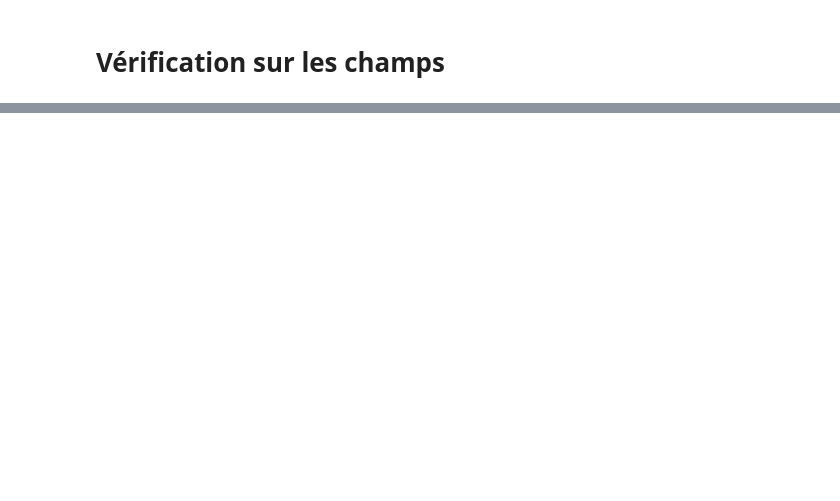
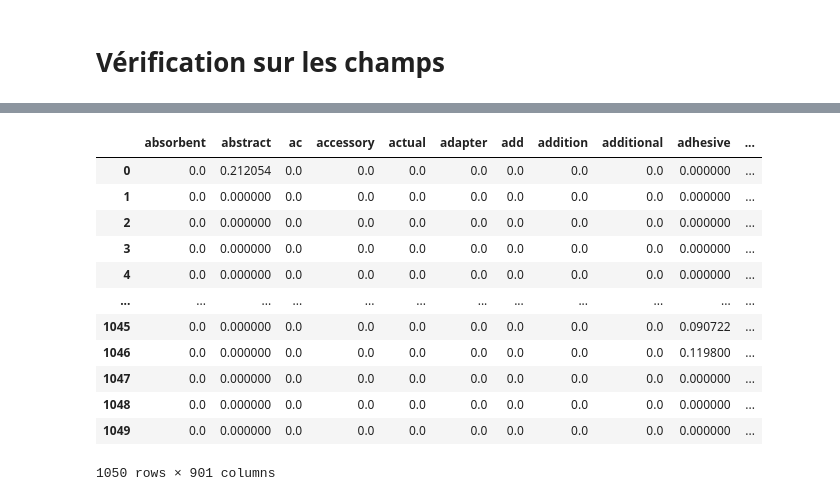
Before and after one commit to Hedredo/oc_projet_6, a Jupyter notebook: 1_notebook_classification_072024.ipynb, the cells around one changed output, grey strips where cells are left out. Saved outputs shown, nothing was run; the diff lists cells and outputs as text; code cells hidden in the pictures; blank space fills up the shorter version.

```diff
--- a/1_notebook_classification_072024.ipynb
+++ b/1_notebook_classification_072024.ipynb
@@ -71,0 +348,5 @@ fields = [
+# %%
+def spacy_preprocessor(doc):
+    return " ".join([token.lemma_.lower() for token in nlp(doc) if not token.is_stop and token.is_alpha])
+# %%
+tfidf = TfidfVectorizer(preprocessor=spacy_preprocessor, min_df=5, strip_accents='unicode')
@@ -71,0 +395,25 @@ fields = [
+# %%
+# Encodage des données textes
+X = tfidf.fit_transform(flipkart_filtered["text"])
+# %%
+# Récupération du nom des features
+feature_names = tfidf.get_feature_names_out()
+
+# Création d'un DataFrame avec les données encodées
+text_encoded = pd.DataFrame(X.toarray(), columns=feature_names)
+# %%
+text_encoded
+# %% [output]
+|  | absorbent | abstract | ac | accessory | actual | adapter | add | addition | additional | adhesive | ... |
+| 0 | 0.0 | 0.212054 | 0.0 | 0.0 | 0.0 | 0.0 | 0.0 | 0.0 | 0.0 | 0.000000 | ... |
+| 1 | 0.0 | 0.000000 | 0.0 | 0.0 | 0.0 | 0.0 | 0.0 | 0.0 | 0.0 | 0.000000 | ... |
+| 2 | 0.0 | 0.000000 | 0.0 | 0.0 | 0.0 | 0.0 | 0.0 | 0.0 | 0.0 | 0.000000 | ... |
+| 3 | 0.0 | 0.000000 | 0.0 | 0.0 | 0.0 | 0.0 | 0.0 | 0.0 | 0.0 | 0.000000 | ... |
+| 4 | 0.0 | 0.000000 | 0.0 | 0.0 | 0.0 | 0.0 | 0.0 | 0.0 | 0.0 | 0.000000 | ... |
+| ... | ... | ... | ... | ... | ... | ... | ... | ... | ... | ... | ... |
+| 1045 | 0.0 | 0.000000 | 0.0 | 0.0 | 0.0 | 0.0 | 0.0 | 0.0 | 0.0 | 0.090722 | ... |
+| 1046 | 0.0 | 0.000000 | 0.0 | 0.0 | 0.0 | 0.0 | 0.0 | 0.0 | 0.0 | 0.119800 | ... |
+| 1047 | 0.0 | 0.000000 | 0.0 | 0.0 | 0.0 | 0.0 | 0.0 | 0.0 | 0.0 | 0.000000 | ... |
+| 1048 | 0.0 | 0.000000 | 0.0 | 0.0 | 0.0 | 0.0 | 0.0 | 0.0 | 0.0 | 0.000000 | ... |
+| 1049 | 0.0 | 0.000000 | 0.0 | 0.0 | 0.0 | 0.0 | 0.0 | 0.0 | 0.0 | 0.000000 | ... |
+1050 rows × 901 columns
```
Also changed, not shown: parts of 51 cells of this notebook, 2 other files.
